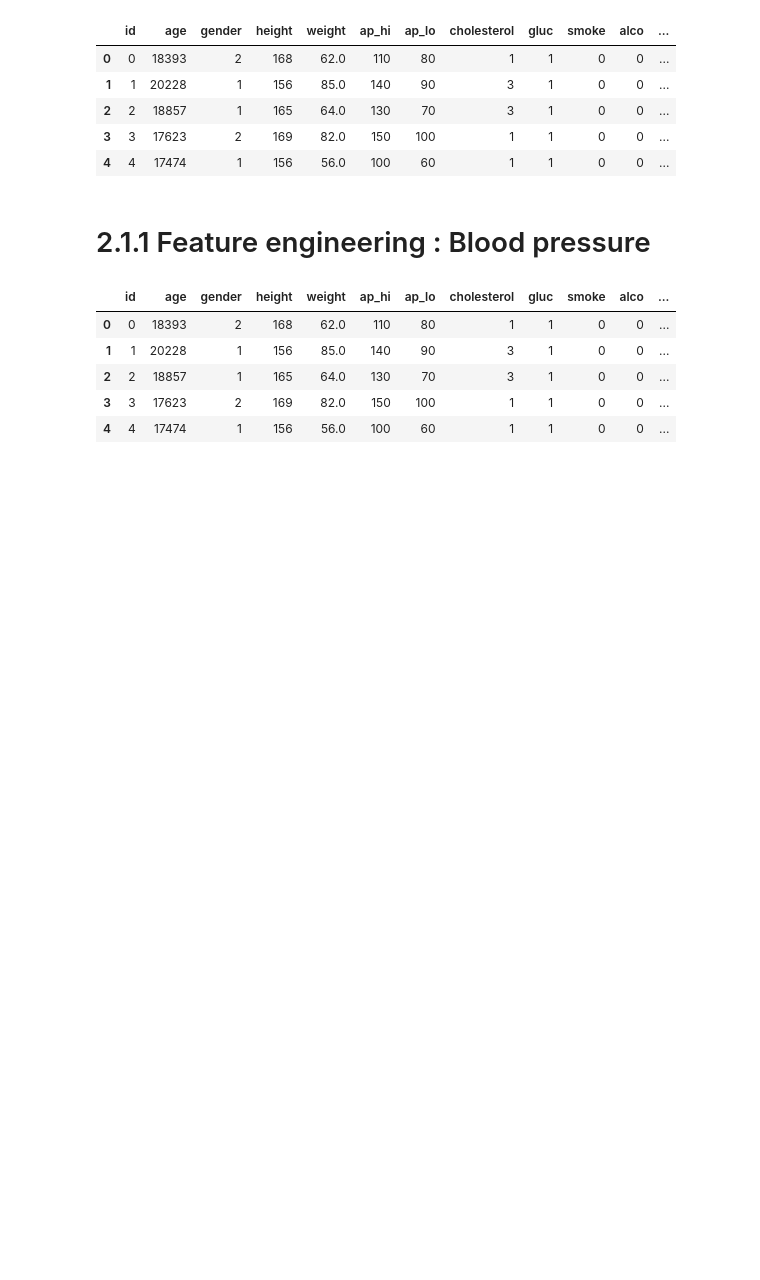
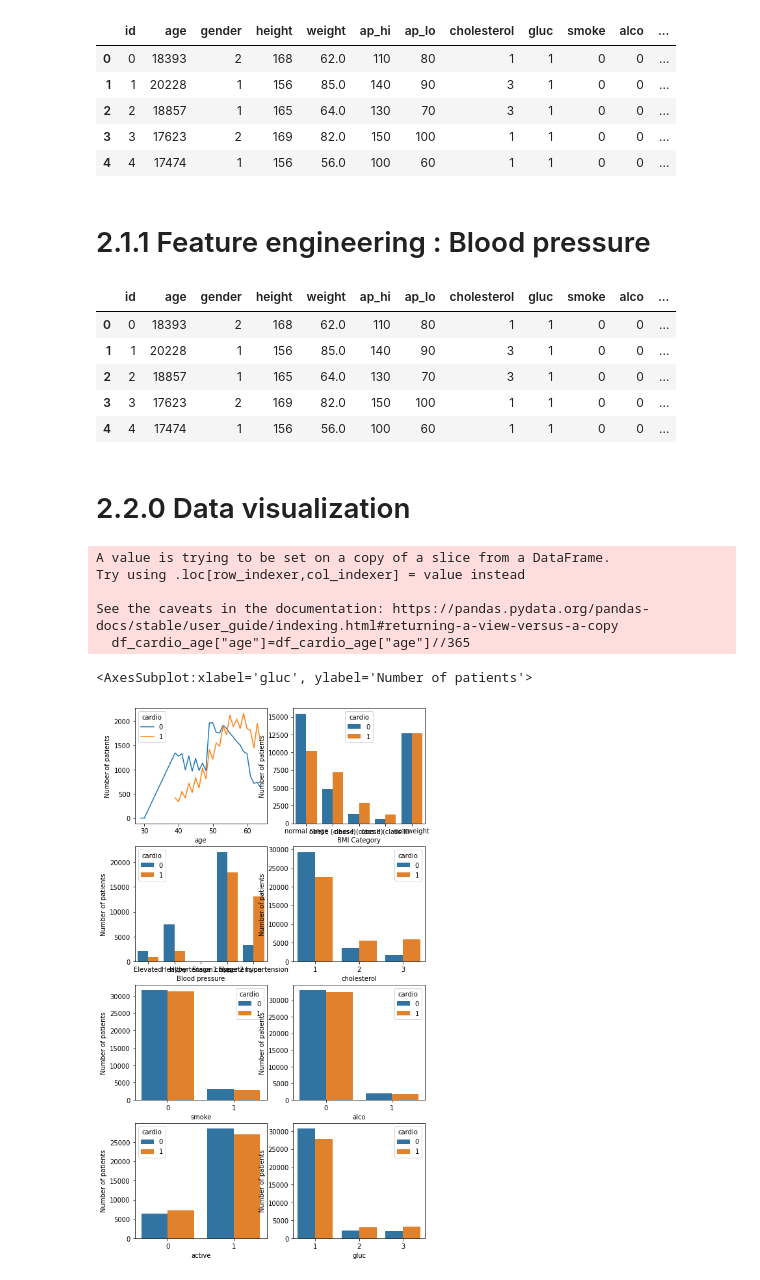
Before and after one commit to SamiFatmi/Machine-Learning-SAMI-FATMI, a Jupyter notebook: Labs/2-Disease_prediction.ipynb, the cells around one changed output. Cells and saved outputs as stored; diff of their text form; code cells hidden in the pictures; blank space fills up the shorter version.

```diff
--- a/Labs/2-Disease_prediction.ipynb
+++ b/Labs/2-Disease_prediction.ipynb
@@ -211,3 +211,59 @@ df_modified.head()
 | 2 | 2 | 18857 | 1 | 165 | 64.0 | 130 | 70 | 3 | 1 | 0 | 0 | ... |
 | 3 | 3 | 17623 | 2 | 169 | 82.0 | 150 | 100 | 1 | 1 | 0 | 0 | ... |
 | 4 | 4 | 17474 | 1 | 156 | 56.0 | 100 | 60 | 1 | 1 | 0 | 0 | ... |
+# %% [markdown]
+# 2.2.0 Data visualization
+# %%
+fig,ax = plt.subplots(4,2,figsize=(8,15))
+
+# Cardio vs age
+df_cardio_age=df_modified[["cardio","age"]]
+df_cardio_age["age"]=df_cardio_age["age"]//365
+df_cardio_age = pd.DataFrame(df_cardio_age.groupby(["age","cardio"]).size()).reset_index().rename(columns={0:"Number of patients"})
+
+sns.lineplot(x="age",y="Number of patients",data=df_cardio_age,hue="cardio",ax=ax[0,0])
+
+# Cardio vs BMI
+df_cardio_BMI=pd.DataFrame(df_modified[["cardio","BMI Category"]].groupby(["cardio","BMI Category"]).size()).reset_index().rename(columns={0:"Number of patients"})
+
+sns.barplot(x="BMI Category", y="Number of patients", data=df_cardio_BMI,hue="cardio",ax=ax[0,1])
+
+
+# Cardio vs Blood pressure
+df_cardio_BP=pd.DataFrame(df_modified[["cardio","Blood pressure"]].groupby(["cardio","Blood pressure"]).size()).reset_index().rename(columns={0:"Number of patients"})
+
+sns.barplot(x="Blood pressure", y="Number of patients", data=df_cardio_BP,hue="cardio",ax=ax[1,0])
+
+
+# Cardio vs Cholesterol type
+df_cardio_CT=pd.DataFrame(df_modified[["cardio","cholesterol"]].groupby(["cardio","cholesterol"]).size()).reset_index().rename(columns={0:"Number of patients"})
+
+sns.barplot(x="cholesterol", y="Number of patients", data=df_cardio_CT,hue="cardio",ax=ax[1,1])
+
+# cardio vs smoker
+df_cardio_smoking=pd.DataFrame(df_modified[["cardio","smoke"]].groupby(["cardio","smoke"]).size()).reset_index().rename(columns={0:"Number of patients"})
+
+sns.barplot(x="smoke", y="Number of patients", data=df_cardio_smoking,hue="cardio",ax=ax[2,0])
+
+# cardio vs alcohool
+df_cardio_alcohol=pd.DataFrame(df_modified[["cardio","alco"]].groupby(["cardio","alco"]).size()).reset_index().rename(columns={0:"Number of patients"})
+
+sns.barplot(x="alco", y="Number of patients", data=df_cardio_alcohol,hue="cardio",ax=ax[2,1])
+
+# cardio vs active
+df_cardio_activity=pd.DataFrame(df_modified[["cardio","active"]].groupby(["cardio","active"]).size()).reset_index().rename(columns={0:"Number of patients"})
+
+sns.barplot(x="active", y="Number of patients", data=df_cardio_activity,hue="cardio",ax=ax[3,0])
+
+# cardio vs glucose
+df_cardio_gluc=pd.DataFrame(df_modified[["cardio","gluc"]].groupby(["cardio","gluc"]).size()).reset_index().rename(columns={0:"Number of patients"})
+
+sns.barplot(x="gluc", y="Number of patients", data=df_cardio_gluc,hue="cardio",ax=ax[3,1])
+# %% [output]
+A value is trying to be set on a copy of a slice from a DataFrame.
+Try using .loc[row_indexer,col_indexer] = value instead
+
+See the caveats in the documentation: https://pandas.pydata.org/pandas-docs/stable/user_guide/indexing.html#returning-a-view-versus-a-copy
+  df_cardio_age["age"]=df_cardio_age["age"]//365
+<AxesSubplot:xlabel='gluc', ylabel='Number of patients'>
+[figure, added]
```
